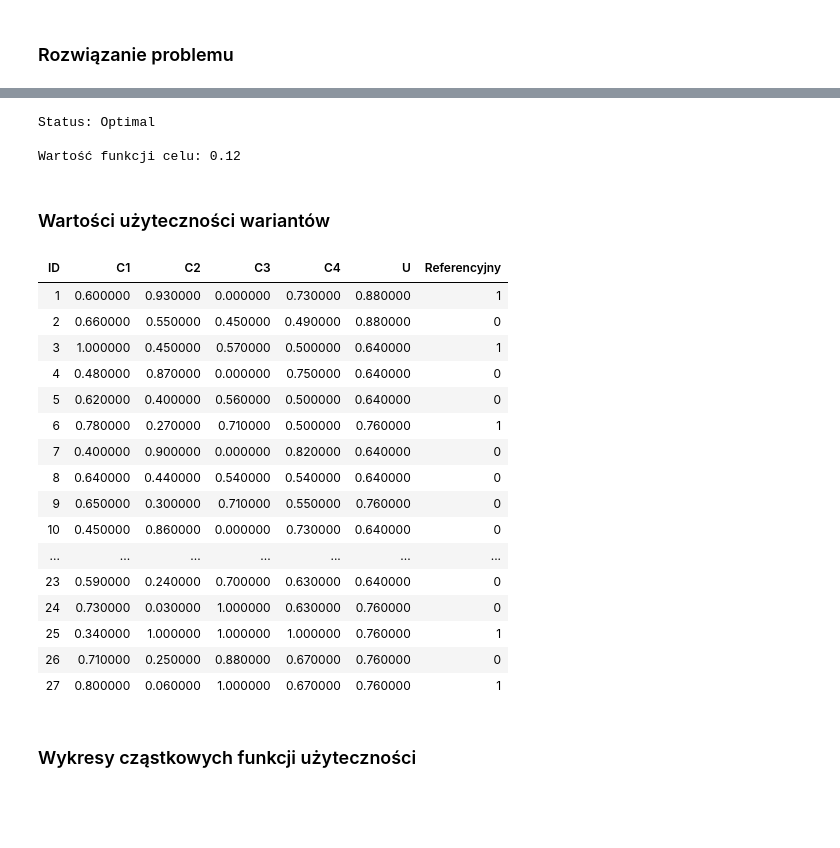
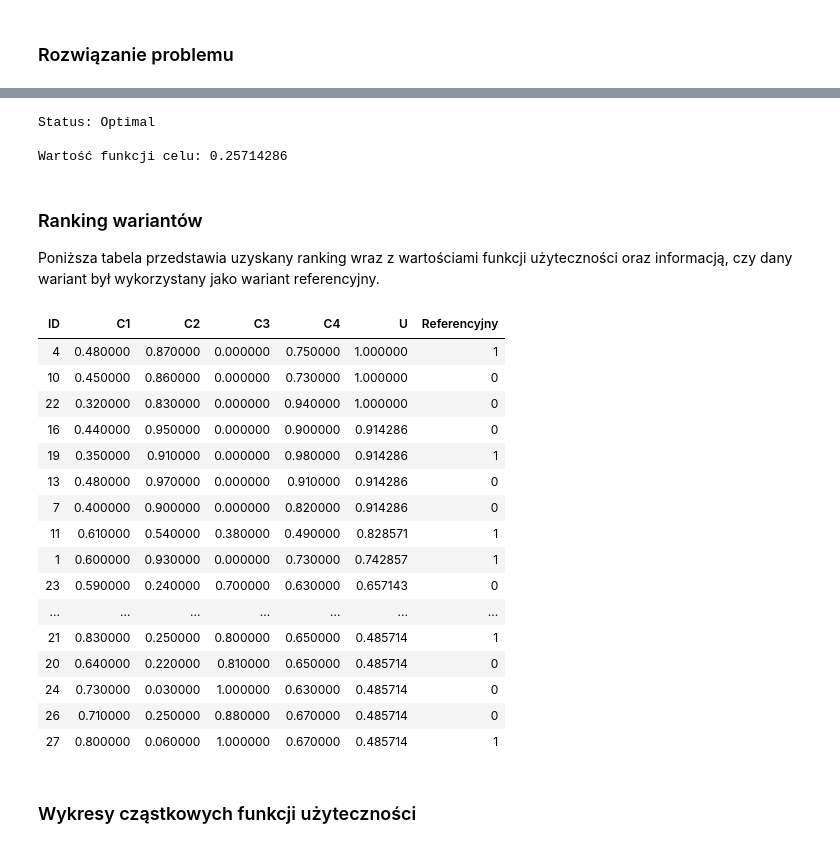
Before and after one commit to anroszkiewicz/decision-support, a Jupyter notebook: uta/uta.ipynb, the cells around one changed output, grey strips where cells are left out. Saved outputs shown, nothing was run; the diff lists cells and outputs as text; code cells hidden in the pictures; blank space fills up the shorter version.

```diff
--- a/uta/uta.ipynb
+++ b/uta/uta.ipynb
@@ -98,18 +104,18 @@ for column in data:
     if column != "ID":
         values = data[column].values.tolist()
 
-        # monotoniczność
+        # monotoniczność - sortowanie rosnąco, kryterium typu koszt
         values.sort()
         for i in range(len(values) - 1):
-            prob += criterion_vars[column][values[i]] <= criterion_vars[column][values[i+1]], f"Monotonicity_{column}_{i}"
+            prob += criterion_vars[column][values[i]] >= criterion_vars[column][values[i+1]], f"Monotonicity_{column}_{i}"
 
-        # dodatkowe ograniczenie - minimalna waga kryterium 0.1
+        # dodatkowe ograniczenie - minimalna waga kryterium 0.1 - przyjmujemy ją dla najgorszej, czyli największej wartości
+        max_val = max(values)
+        prob += criterion_vars[column][max_val] == 0.1, f"Normalize_{column}_Lowest"
+
+        # normalizacja - suma najlepszych wartości równa 100
         min_val = min(values)
-        prob += criterion_vars[column][min_val] == 0.1, f"Normalize_{column}_Lowest"
-
-        # normalizacja - suma maksymalnych wartości równa 100
-        max_val = max(values)
-        sum_max += criterion_vars[column][max_val]
+        sum_max += criterion_vars[column][min_val]
 prob += sum_max == 1, "Normalize_Criteria_Sum"
 
 # utworzenie zmiennych definiujących użyteczność wariantów
@@ -126,8 +132,8 @@ for i, variant in data.iterrows():
     ]), f"Utility_{i+1}"
 
 # dodanie ograniczeń z porównań parami
-prob += utilities[12] >= utilities[19] + e, "Prefer_12_over_19"
+prob += utilities[19] >= utilities[12] + e, "Prefer_19_over_12"
 prob += utilities[11] >= utilities[25] + e, "Prefer_11_over_25"
 prob += utilities[1] >= utilities[27] + e, "Prefer_1_over_27"
-prob += utilities[18] == utilities[27], "18_equal_27"
-prob += utilities[6] >= utilities[3] + e, "Prefer_6_over_3"
+prob += utilities[4] >= utilities[1] + e, "Prefer_4_over_1"
+prob += utilities[19] >= utilities[21] + e, "Prefer_19_over_21"
@@ -182,47 +168,51 @@ print("\nWartość funkcji celu:", value(prob.objective))
 # %% [output]
 Status: Optimal
 
-Wartość funkcji celu: 0.12
+Wartość funkcji celu: 0.25714286
-# %% [markdown]
-### Wartości użyteczności wariantów
+# %% [markdown]
+### Ranking wariantów
+
+Poniższa tabela przedstawia uzyskany ranking wraz z wartościami funkcji użyteczności oraz informacją, czy dany wariant był wykorzystany jako wariant referencyjny.
 # %%
 import numpy as np
 
 values = data["C1"].values.tolist()
 
 ranking = [0 for i in range(len(values))]
 
 for var in prob.variables():
     if var.name[0] == "U":
         number = int(var.name[2:])
         ranking[number-1] = value(var)
 
 is_reference = [0 for i in range(len(values))]
-reference_variants = [0, 2, 5, 10, 11, 18, 24, 26]
+reference_variants = [1, 4, 11, 12, 19, 21, 25, 27]
 for i in reference_variants:
-    is_reference[i] = 1
+    is_reference[i-1] = 1
 
 data['U'] = ranking
 data['Referencyjny'] = is_reference
+data = data.sort_values('U', ascending=False)
+
 display(data.style.hide())
 # %% [output]
 | ID | C1 | C2 | C3 | C4 | U | Referencyjny |
-| 1 | 0.600000 | 0.930000 | 0.000000 | 0.730000 | 0.880000 | 1 |
-| 2 | 0.660000 | 0.550000 | 0.450000 | 0.490000 | 0.880000 | 0 |
-| 3 | 1.000000 | 0.450000 | 0.570000 | 0.500000 | 0.640000 | 1 |
-| 4 | 0.480000 | 0.870000 | 0.000000 | 0.750000 | 0.640000 | 0 |
-| 5 | 0.620000 | 0.400000 | 0.560000 | 0.500000 | 0.640000 | 0 |
-| 6 | 0.780000 | 0.270000 | 0.710000 | 0.500000 | 0.760000 | 1 |
-| 7 | 0.400000 | 0.900000 | 0.000000 | 0.820000 | 0.640000 | 0 |
-| 8 | 0.640000 | 0.440000 | 0.540000 | 0.540000 | 0.640000 | 0 |
-| 9 | 0.650000 | 0.300000 | 0.710000 | 0.550000 | 0.760000 | 0 |
-| 10 | 0.450000 | 0.860000 | 0.000000 | 0.730000 | 0.640000 | 0 |
+| 4 | 0.480000 | 0.870000 | 0.000000 | 0.750000 | 1.000000 | 1 |
+| 10 | 0.450000 | 0.860000 | 0.000000 | 0.730000 | 1.000000 | 0 |
+| 22 | 0.320000 | 0.830000 | 0.000000 | 0.940000 | 1.000000 | 0 |
+| 16 | 0.440000 | 0.950000 | 0.000000 | 0.900000 | 0.914286 | 0 |
+| 19 | 0.350000 | 0.910000 | 0.000000 | 0.980000 | 0.914286 | 1 |
+| 13 | 0.480000 | 0.970000 | 0.000000 | 0.910000 | 0.914286 | 0 |
+| 7 | 0.400000 | 0.900000 | 0.000000 | 0.820000 | 0.914286 | 0 |
+| 11 | 0.610000 | 0.540000 | 0.380000 | 0.490000 | 0.828571 | 1 |
+| 1 | 0.600000 | 0.930000 | 0.000000 | 0.730000 | 0.742857 | 1 |
+| 23 | 0.590000 | 0.240000 | 0.700000 | 0.630000 | 0.657143 | 0 |
 | ... | ... | ... | ... | ... | ... | ... |
-| 23 | 0.590000 | 0.240000 | 0.700000 | 0.630000 | 0.640000 | 0 |
-| 24 | 0.730000 | 0.030000 | 1.000000 | 0.630000 | 0.760000 | 0 |
-| 25 | 0.340000 | 1.000000 | 1.000000 | 1.000000 | 0.760000 | 1 |
-| 26 | 0.710000 | 0.250000 | 0.880000 | 0.670000 | 0.760000 | 0 |
-| 27 | 0.800000 | 0.060000 | 1.000000 | 0.670000 | 0.760000 | 1 |
+| 21 | 0.830000 | 0.250000 | 0.800000 | 0.650000 | 0.485714 | 1 |
+| 20 | 0.640000 | 0.220000 | 0.810000 | 0.650000 | 0.485714 | 0 |
+| 24 | 0.730000 | 0.030000 | 1.000000 | 0.630000 | 0.485714 | 0 |
+| 26 | 0.710000 | 0.250000 | 0.880000 | 0.670000 | 0.485714 | 0 |
+| 27 | 0.800000 | 0.060000 | 1.000000 | 0.670000 | 0.485714 | 1 |
 # %% [markdown]
 ### Wykresy cząstkowych funkcji użyteczności
 # %%
```
Also changed, not shown: parts of 17 cells of this notebook.
